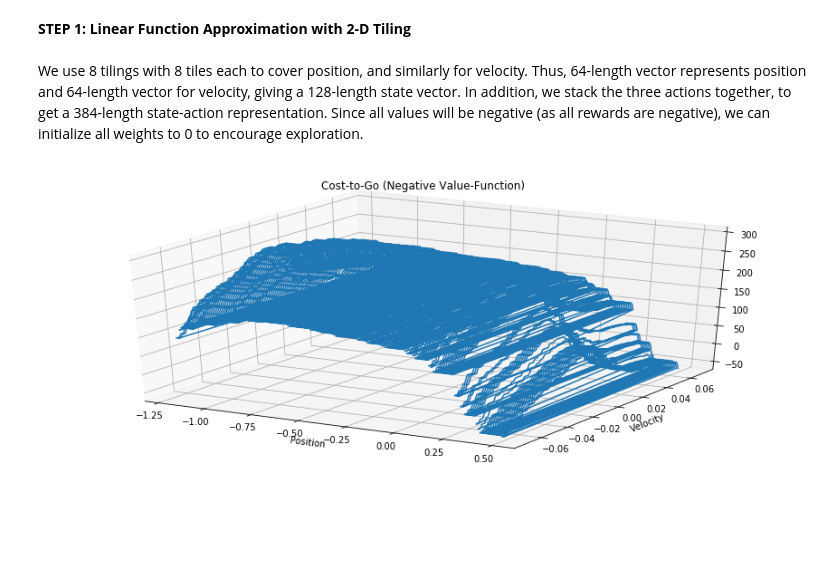
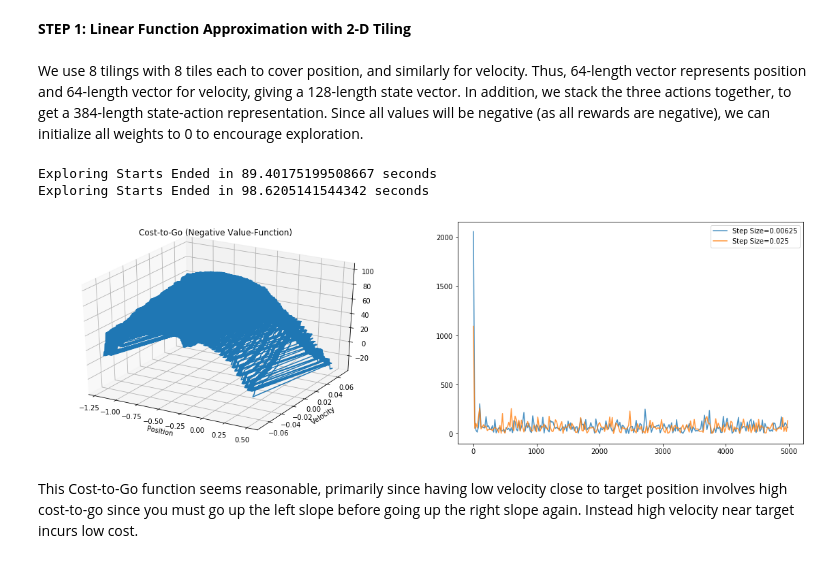
Before and after one commit to navyamehta/optimization-algorithms, a Jupyter notebook: reinforcement-learning-MDP/PART 4 - Function Approximation.ipynb, the cells around one changed output. Drawn from its saved outputs; the diff is of its cells as text; code cells hidden in the pictures; blank space fills up the shorter version.

Commit message:
Cost-to-Go Function Visualization

```diff
--- a/reinforcement-learning-MDP/PART 4 - Function Approximation.ipynb
+++ b/reinforcement-learning-MDP/PART 4 - Function Approximation.ipynb
@@ -243,4 +243,14 @@ def get_action_values(postiles, veltiles, xt, dotxt, weight):
         val = get_feature(postiles, veltiles, xt, dotxt, At)
         stateact.append(np.sum(val*weight))
     return stateact
+# %%
+#Exploring-Starts Helpers
+def get_exploring_starts_start(postiles, veltiles, weight):
+    xt, dotxt = np.random.uniform(low=-1.2, high=0.5), np.random.uniform(low=-0.07, high=0.07)
+    At = np.random.choice([-1,0,1])
+    return xt, dotxt, At
+def get_exploring_starts_action(postiles, veltiles, xt, dotxt, weight):
+    stateact = get_action_values(postiles, veltiles, xt, dotxt, weight)
+    maxacts = np.where(stateact==np.max(stateact))[0]-1
+    return np.random.choice(maxacts)
 # %%
@@ -252,13 +267,12 @@ def get_epsilon_greedy_action(postiles, veltiles, xt, dotxt, weight, epsilon):
         return np.random.choice(maxacts)
     return np.random.choice([-1,0,1])
 # %%
-def one_episode_sarsa(postiles, veltiles, epsilon, alpha, weight):
-    xt, dotxt = np.random.uniform(low=-0.6, high=-0.4), 0
-    At = get_epsilon_greedy_action(postiles, veltiles, xt, dotxt, weight, epsilon)
+def one_episode_sarsa(postiles, veltiles, alpha, weight, startfunc, actfunc, **kwargs):
+    xt, dotxt, At = startfunc(postiles, veltiles, weight, **kwargs)
     xt1, dotxt1 = get_pos_vel(xt, dotxt, At)
     length = 1
     while (xt1<0.5):
-        At1 = get_epsilon_greedy_action(postiles, veltiles, xt1, dotxt1, weight, epsilon)
+        At1 = actfunc(postiles, veltiles, xt1, dotxt1, weight, **kwargs)
         vect = get_feature(postiles, veltiles, xt, dotxt, At)
         vect1 = get_feature(postiles, veltiles, xt1, dotxt1, At1)
         weight+=alpha*(-1+np.sum(vect1*weight)-np.sum(vect*weight))*vect
@@ -269,14 +283,13 @@ def one_episode_sarsa(postiles, veltiles, epsilon, alpha, weight):
     weight+=alpha*(-1-np.sum(vect*weight))*vect
     return weight, length
 # %%
-def sarsa_simulation(numtiles, division, epsilon, alpha, iterations):
-    start = time.time()
+def sarsa_simulation(numtiles, division, alpha, iterations, startfunc, actfunc, **kwargs):
     postiles = make_tilings(numtiles, division, -1.2, 0.5)
     veltiles = make_tilings(numtiles, division, -0.07, 0.07)
     weight = np.zeros((numtiles*(division+1))*6)
     eplength = np.zeros(iterations)
     for i in range(iterations):
-        weight, eplength[i] = one_episode_sarsa(postiles, veltiles, epsilon, alpha, weight)
+        weight, eplength[i] = one_episode_sarsa(postiles, veltiles, alpha, weight, startfunc, actfunc, **kwargs)
     x = pd.DataFrame(index=np.arange(-1.2, 0.5, 0.01), columns=np.arange(-0.07, 0.07, 0.001))
     x = x.apply(lambda s: s.apply(lambda g: s.name))
     x = x.apply(lambda s: s.apply(lambda g: (s.name, g)), axis=1)
@@ -288,10 +299,24 @@ weight, x, eplength = sarsa_simulation(8, 7, 0.1, 0.05/8, 5000)
-# %%
-plt.figure(figsize=(15,6))
-ax = plt.axes(projection='3d')
-ax.plot3D(x[:,0], x[:,1], x[:,2])
-plt.title("Cost-to-Go (Negative Value-Function)")
-plt.xlabel("Position")
-plt.ylabel("Velocity")
-plt.show()
-# %% [output]
-[figure, removed]
+# %%
+plt.figure(figsize=(20,6))
+start = time.time()
+weight, x, eplength = sarsa_simulation(8, 7, 0.05/8, 5000, get_exploring_starts_start, get_exploring_starts_action)
+print("Exploring Starts Ended in "+str(time.time()-start)+" seconds")
+ax = plt.subplot(1,2,1, projection='3d')
+ax.plot3D(x[:,0], x[:,1], x[:,2])
+plt.title("Cost-to-Go (Negative Value-Function)")
+plt.xlabel("Position")
+plt.ylabel("Velocity")
+plt.subplot(1,2,2)
+start = time.time()
+_, _, eplength2 = sarsa_simulation(8, 7, 0.2/8, 5000, get_exploring_starts_start, get_exploring_starts_action)
+print("Exploring Starts Ended in "+str(time.time()-start)+" seconds")
+pd.Series(eplength)[::20].plot(label="Step Size="+str(0.05/8), alpha=0.8)
+pd.Series(eplength2)[::20].plot(label="Step Size="+str(0.2/8), alpha=0.8)
+plt.legend(loc="best")
+plt.show()
+# %% [output]
+Exploring Starts Ended in 89.40175199508667 seconds
+Exploring Starts Ended in 98.6205141544342 seconds
+[figure, added]
+# %% [markdown]
+This Cost-to-Go function seems reasonable, primarily since having low velocity close to target position involves high cost-to-go since you must go up the left slope before going up the right slope again. Instead high velocity near target incurs low cost.
```
Also changed, not shown: parts of 2 cells of this notebook.
